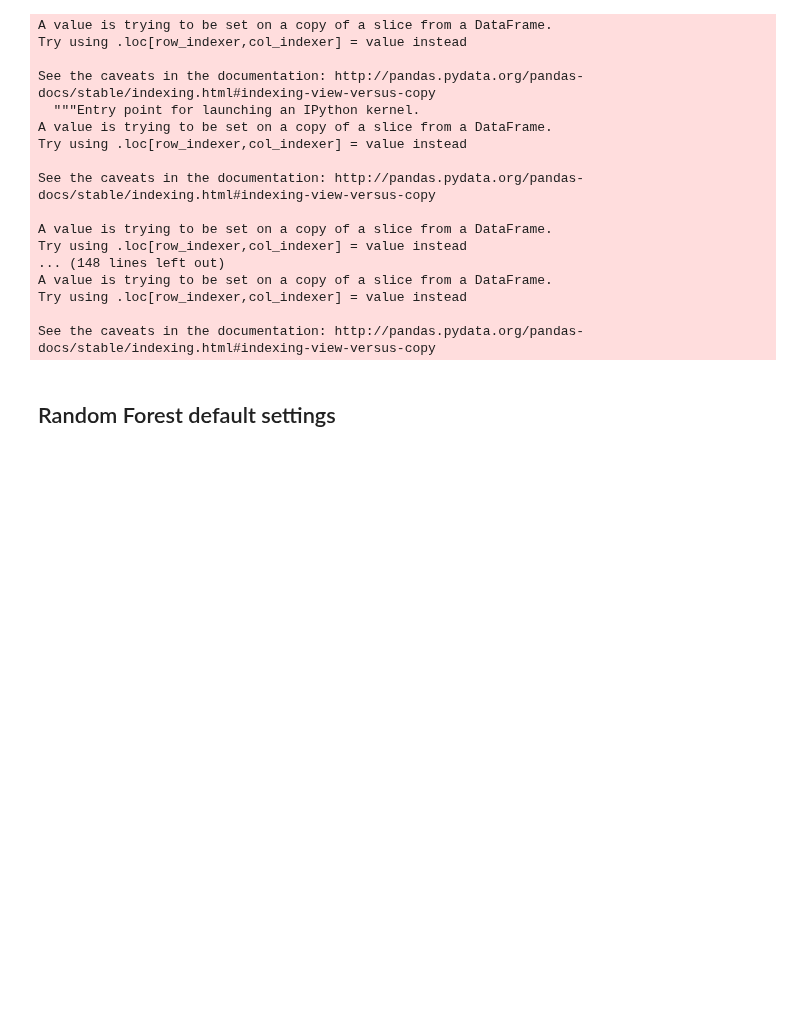
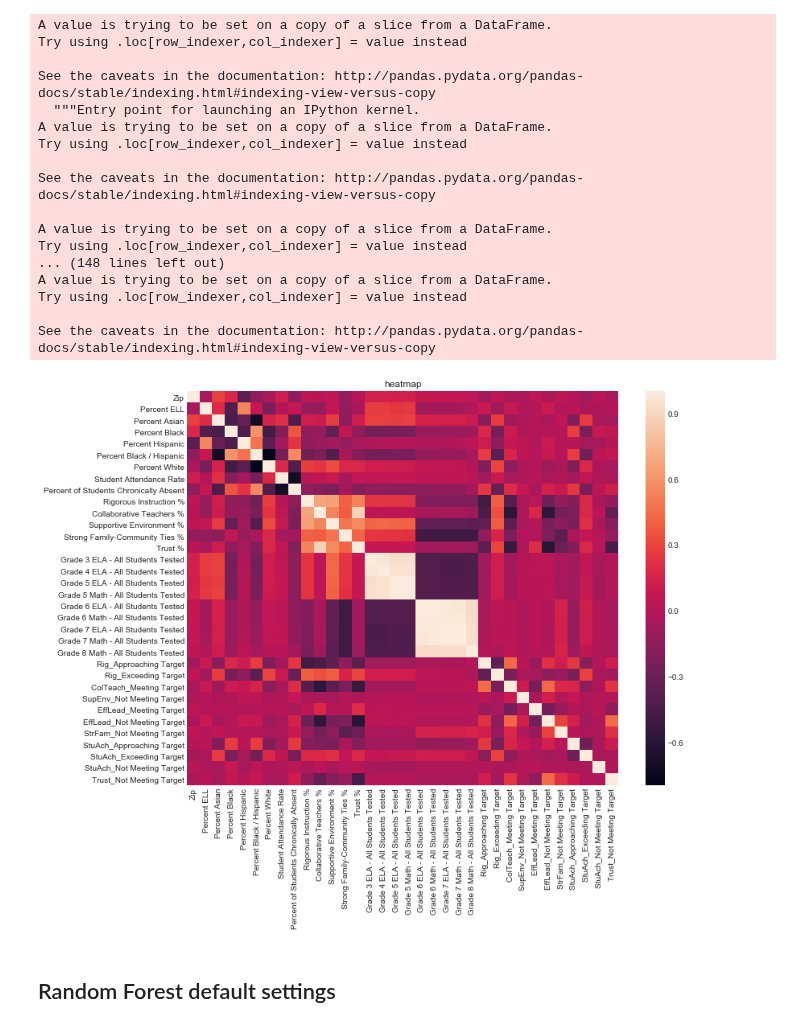
Before and after one commit to efuller11/Thinkful, a Jupyter notebook: Unit 3 Capstone-regression.ipynb, the cells around one changed output. Saved outputs shown, nothing was run; the diff lists cells and outputs as text; code cells hidden in the pictures; blank space fills up the shorter version.

```diff
--- a/Unit 3 Capstone-regression.ipynb
+++ b/Unit 3 Capstone-regression.ipynb
@@ -474,6 +473,13 @@ A value is trying to be set on a copy of a slice from a DataFrame.
 Try using .loc[row_indexer,col_indexer] = value instead
 
 See the caveats in the documentation: http://pandas.pydata.org/pandas-docs/stable/indexing.html#indexing-view-versus-copy
+# %%
+plt.figure(figsize=(12, 9))
+sns.heatmap(X1.corr())
+plt.title("heatmap")
+plt.show()
+# %% [output]
+[figure, added]
 # %%
 #Making dummy variables
 dummy_RigInstuctRating = pd.get_dummies(school_df['Rigorous Instruction Rating'])
```
Also changed, not shown: parts of 149 cells of this notebook, 1 other file.
